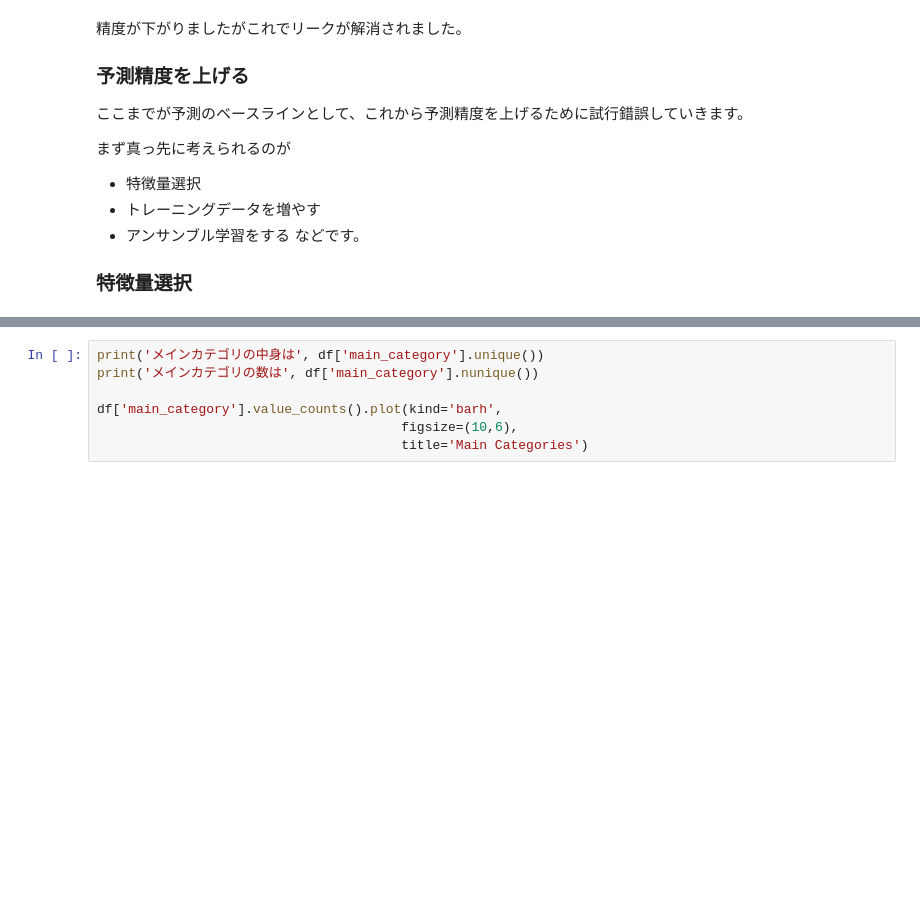
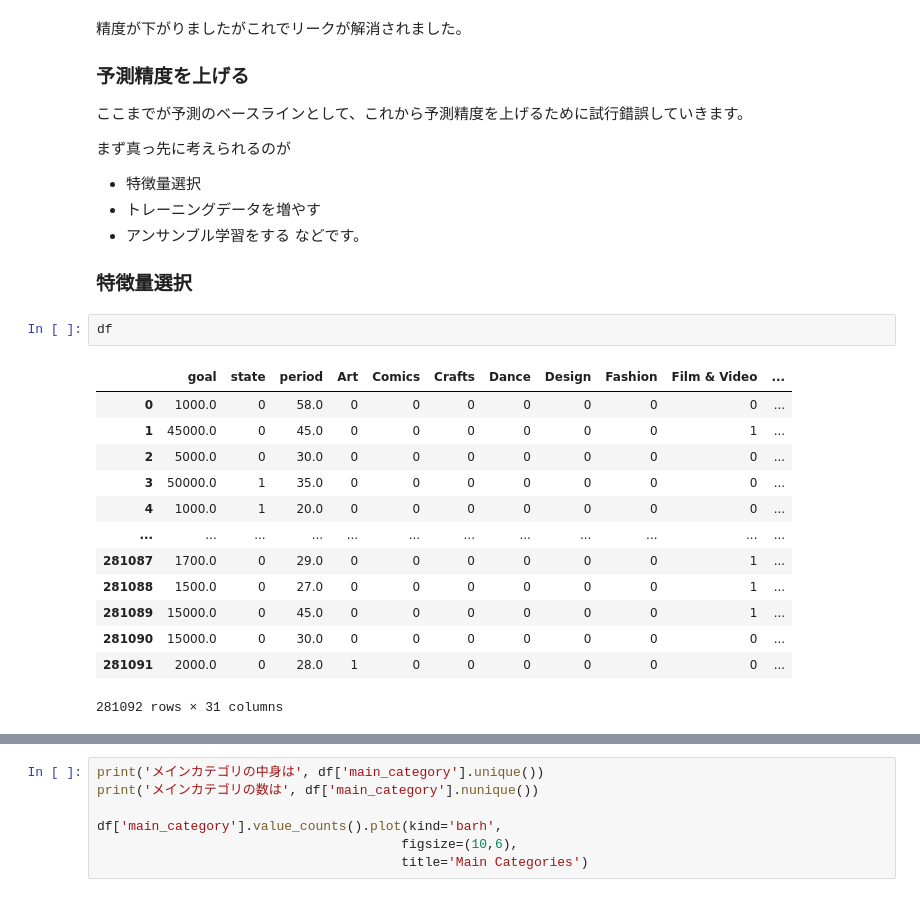
Before and after one commit to e4rll/2021dataSeminar, a Jupyter notebook: 06/06.ipynb, the cells around one changed output, grey strips where cells are left out. Cells and saved outputs as stored; diff of their text form; blank space fills up the shorter version.

```diff
--- a/06/06.ipynb
+++ b/06/06.ipynb
@@ -137,4 +139,20 @@ F1値（F1-score） = 72.123%
 などです。
 
 ### 特徴量選択
+# %%
+df
+# %% [output]
+|  | goal | state | period | Art | Comics | Crafts | Dance | Design | Fashion | Film & Video | ... |
+| 0 | 1000.0 | 0 | 58.0 | 0 | 0 | 0 | 0 | 0 | 0 | 0 | ... |
+| 1 | 45000.0 | 0 | 45.0 | 0 | 0 | 0 | 0 | 0 | 0 | 1 | ... |
+| 2 | 5000.0 | 0 | 30.0 | 0 | 0 | 0 | 0 | 0 | 0 | 0 | ... |
+| 3 | 50000.0 | 1 | 35.0 | 0 | 0 | 0 | 0 | 0 | 0 | 0 | ... |
+| 4 | 1000.0 | 1 | 20.0 | 0 | 0 | 0 | 0 | 0 | 0 | 0 | ... |
+| ... | ... | ... | ... | ... | ... | ... | ... | ... | ... | ... | ... |
+| 281087 | 1700.0 | 0 | 29.0 | 0 | 0 | 0 | 0 | 0 | 0 | 1 | ... |
+| 281088 | 1500.0 | 0 | 27.0 | 0 | 0 | 0 | 0 | 0 | 0 | 1 | ... |
+| 281089 | 15000.0 | 0 | 45.0 | 0 | 0 | 0 | 0 | 0 | 0 | 1 | ... |
+| 281090 | 15000.0 | 0 | 30.0 | 0 | 0 | 0 | 0 | 0 | 0 | 0 | ... |
+| 281091 | 2000.0 | 0 | 28.0 | 1 | 0 | 0 | 0 | 0 | 0 | 0 | ... |
+281092 rows × 31 columns
 # %%
```
Also changed, not shown: parts of 7 cells of this notebook.
